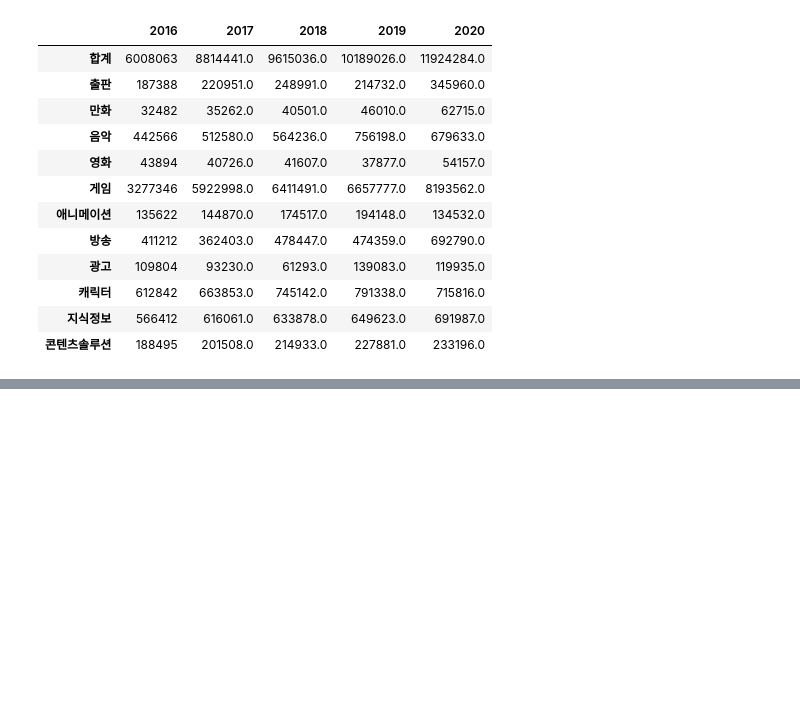
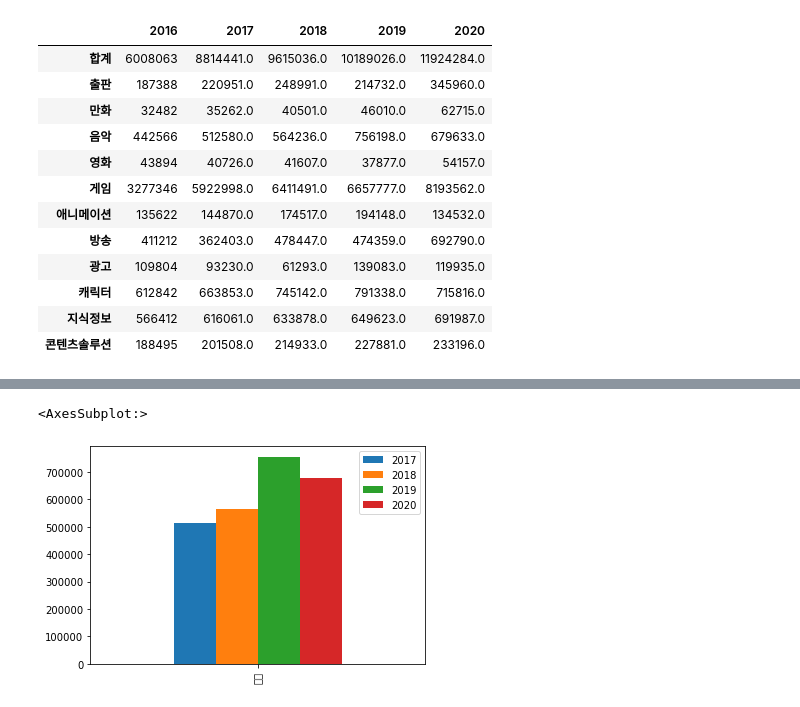
Before and after one commit to SDA2022/SDA-Project, a Jupyter notebook: 콘텐츠_수출액.ipynb, the cells around one changed output, grey strips where cells are left out. Cells and saved outputs as stored; diff of their text form; code cells hidden in the pictures; blank space fills up the shorter version.

```diff
--- a/콘텐츠_수출액.ipynb
+++ b/콘텐츠_수출액.ipynb
@@ -42,0 +53,6 @@ df.plot(kind='bar')
+# %%
+df=data.loc[['음악']]
+df.plot(kind='bar')
+# %% [output]
+<AxesSubplot:>
+[figure, added]
```
Also changed, not shown: parts of 11 cells of this notebook.
